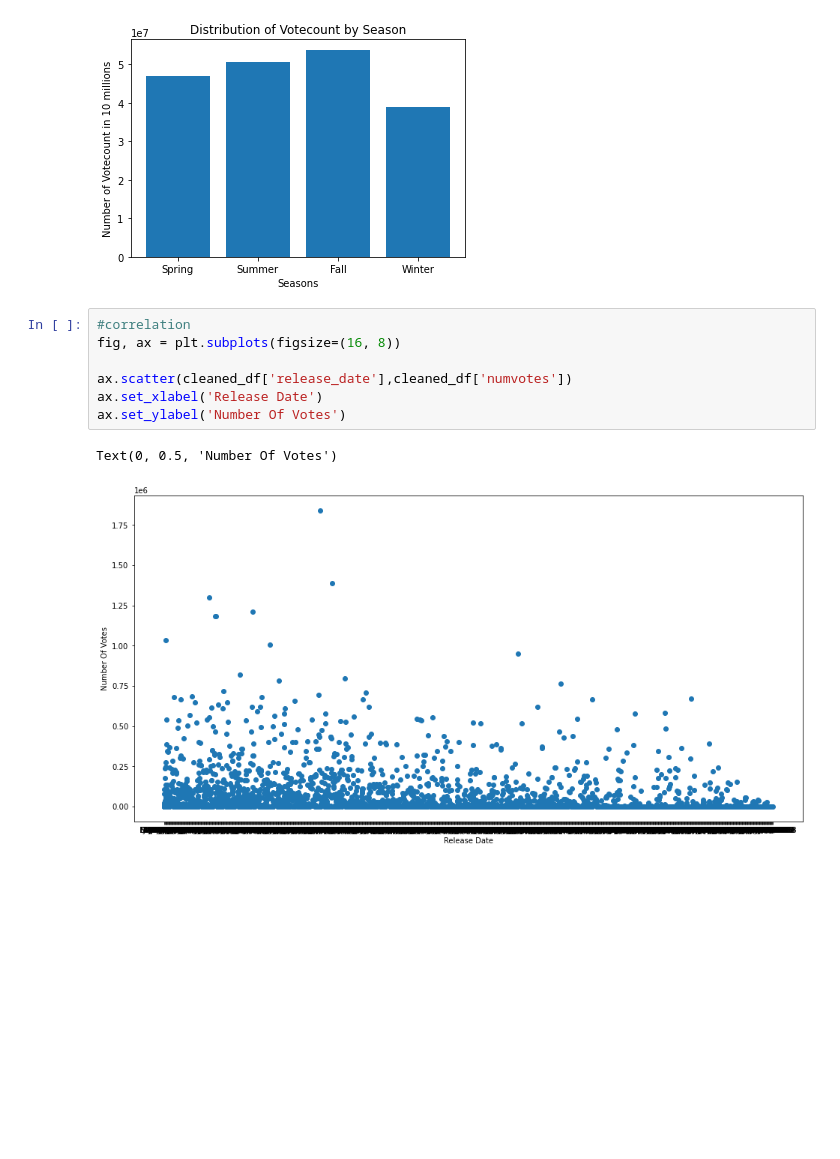
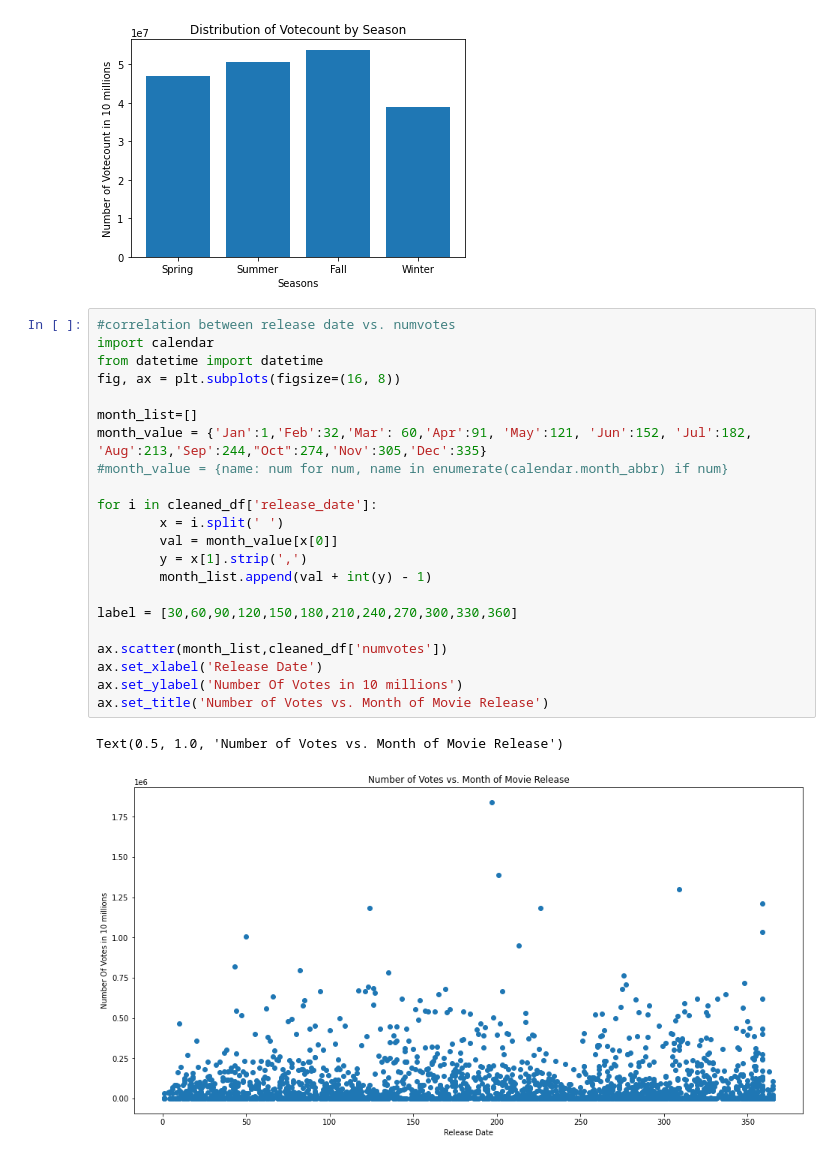
Before and after one commit to raguilarsoriano/CapstonePod5, a Jupyter notebook: Data Cleaning and merging dataframes.ipynb, the cells around one changed output. Saved outputs shown, nothing was run; the diff lists cells and outputs as text; blank space fills up the shorter version.

```diff
--- a/Data Cleaning and merging dataframes.ipynb
+++ b/Data Cleaning and merging dataframes.ipynb
@@ -298,13 +298,28 @@ ax.set_title('Distribution of Votecount by Season')
 # %% [output]
 Text(0.5, 1.0, 'Distribution of Votecount by Season')
 [figure]
-# %%
-#correlation
-fig, ax = plt.subplots(figsize=(16, 8))
-
-ax.scatter(cleaned_df['release_date'],cleaned_df['numvotes'])
-ax.set_xlabel('Release Date')
-ax.set_ylabel('Number Of Votes')
-# %% [output]
-Text(0, 0.5, 'Number Of Votes')
-[figure, removed]
+# %%
+#correlation between release date vs. numvotes
+import calendar
+from datetime import datetime
+fig, ax = plt.subplots(figsize=(16, 8))
+
+month_list=[]
+month_value = {'Jan':1,'Feb':32,'Mar': 60,'Apr':91, 'May':121, 'Jun':152, 'Jul':182, 'Aug':213,'Sep':244,"Oct":274,'Nov':305,'Dec':335}
+#month_value = {name: num for num, name in enumerate(calendar.month_abbr) if num}
+
+for i in cleaned_df['release_date']:
+        x = i.split(' ')
+        val = month_value[x[0]]
+        y = x[1].strip(',')
+        month_list.append(val + int(y) - 1)
+
+label = [30,60,90,120,150,180,210,240,270,300,330,360]
+
+ax.scatter(month_list,cleaned_df['numvotes'])
+ax.set_xlabel('Release Date')
+ax.set_ylabel('Number Of Votes in 10 millions')
+ax.set_title('Number of Votes vs. Month of Movie Release')
+# %% [output]
+Text(0.5, 1.0, 'Number of Votes vs. Month of Movie Release')
+[figure, added]
```
Also changed, not shown: parts of 2 cells of this notebook.
